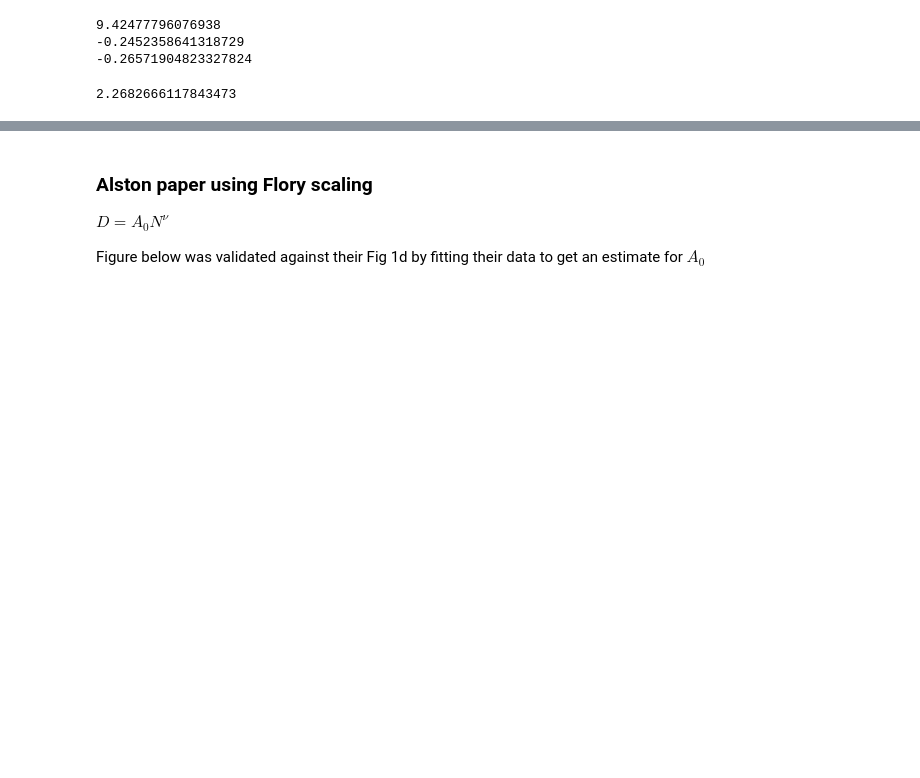
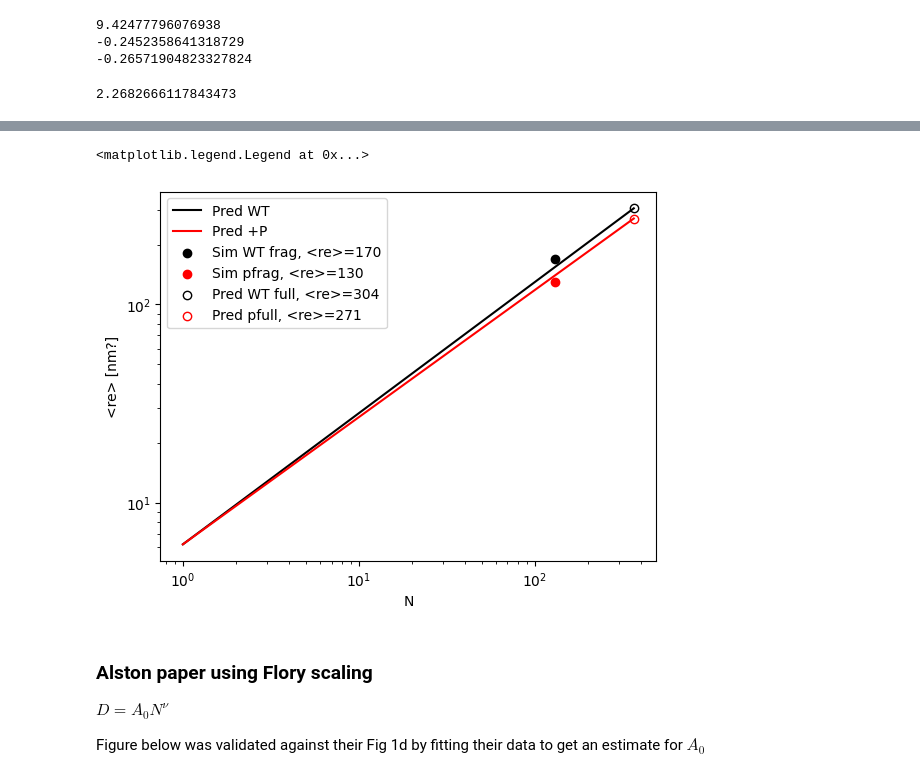
Before and after one commit to huskeypm/foldingML, a Jupyter notebook: ablim.ipynb, the cells around one changed output, grey strips where cells are left out. Drawn from its saved outputs; the diff is of its cells as text; code cells hidden in the pictures; blank space fills up the shorter version.

```diff
--- a/ablim.ipynb
+++ b/ablim.ipynb
@@ -309,3 +325,45 @@ plt.legend(loc=0)
+# %%
+import numpy as np
+import matplotlib.pylab as plt
+
+# re=170, v=0.66, N=130 ---> a=6.84 (how compares to halston?)
+# re=130, v=0.64, N=130 ---> a=5.76
+# avg ~ 6.2
+rewt = 170
+rep=130
+
+Ns = np.arange(nFull)+1
+a0=6.2
+# WT
+nu = 0.66 # WT
+re_wt = a0*Ns**nu
+
+# p
+nu = 0.64 # WT
+re_p = a0*Ns**nu
+
+## plot
+plt.plot(Ns,re_wt,'k-',label='Pred WT')
+plt.plot(Ns,re_p,'r-',label='Pred +P')
+
+# sim
+Nsim=130 - 1
+
+
+plt.scatter(Ns[Nsim],rewt,facecolor='k',label='Sim WT frag, <re>=%3d'%rewt)
+plt.scatter(Ns[Nsim],rep,facecolor='r',label='Sim pfrag, <re>=%3d'%rep)
+
+nfull = nFull-1
+plt.scatter(Ns[nfull],re_wt[nfull],facecolor='w',edgecolor='k',label='Pred WT full, <re>=%3d'%re_wt[nfull])
+plt.scatter(Ns[nfull],re_p[nfull],facecolor='w',edgecolor='r',label='Pred pfull, <re>=%3d'%re_p[nfull])
+plt.yscale('log')
+plt.xscale('log')
+plt.ylabel("<re> [nm?]")
+plt.xlabel("N")
+plt.legend(loc=0)
+# %% [output]
+<matplotlib.legend.Legend at 0x...>
+[figure, added]
 # %% [markdown]
 ### Alston paper using Flory scaling
 $D = A_0 N^\nu$
```
Also changed, not shown: parts of 4 cells of this notebook.
